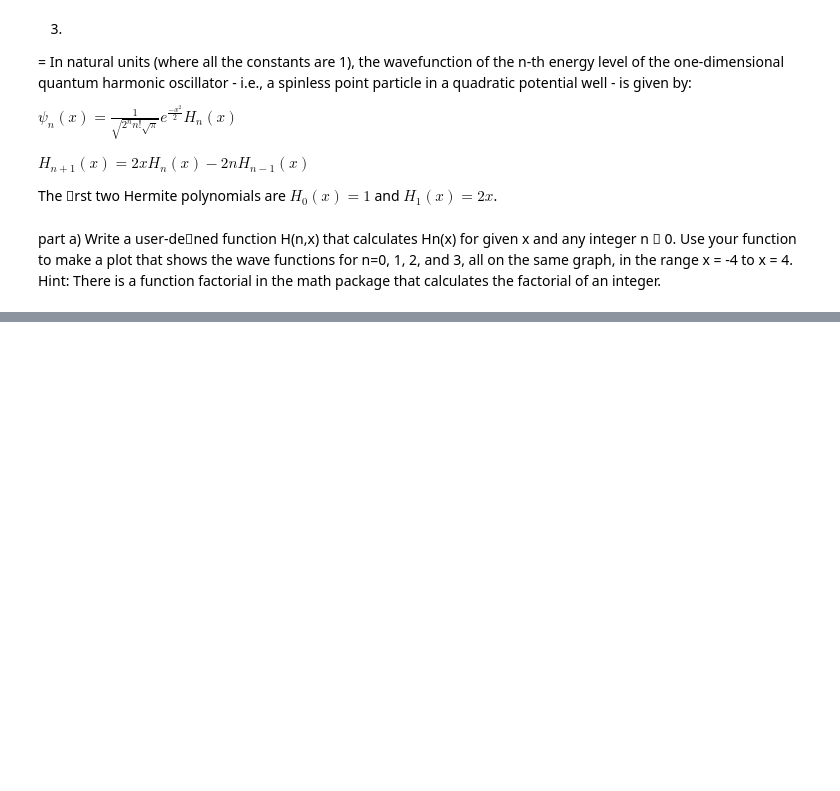
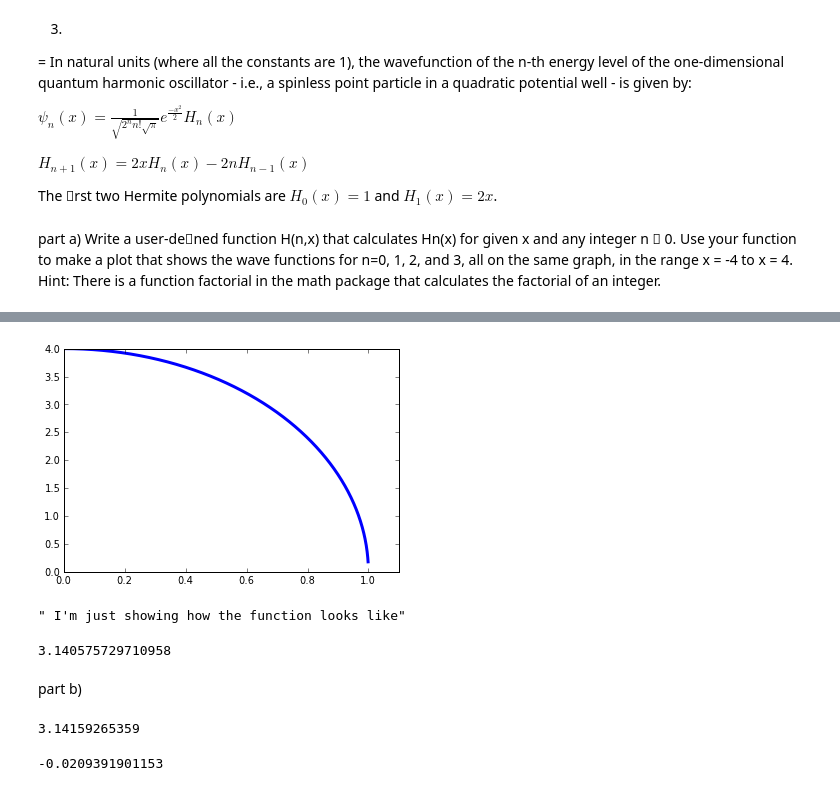
Before and after one commit to dgelfer/PHYS20213, a Jupyter notebook: Week5/Numerical_Integration Exercises .ipynb, the cells around one changed output, grey strips where cells are left out. Cells and saved outputs as stored; diff of their text form; code cells hidden in the pictures; blank space fills up the shorter version.

```diff
--- a/Week5/Numerical_Integration Exercises .ipynb
+++ b/Week5/Numerical_Integration Exercises .ipynb
@@ -128,0 +231,40 @@ np.polynomial.Hermite(
+# %%
+f = lambda x: 4*(1-x**2)**(1./2.)
+x = arange(0.,1.,0.001)
+myplot = plot(x,f(x), lw=3)
+
+xlim(0.,1.1)
+show()
+""" I'm just showing how the function looks like"""
+# %% [output]
+[figure, added]
+" I'm just showing how the function looks like"
+# %%
+xmin = 0. # defined my upper and lower limits
+xmax = 1.
+def slices(N):
+     # large amount of slices
+    subx = x[logical_and((x > xmin),(x < xmax))]
+    ymax = max(f(subx))*1.05
+    ymin = 0. #  defined my y max and y min
+    samples_x = xmin + (xmax-xmin)*random_sample(N); # for both x and y  is set them equal to the minumum  plus the difference between max and min times random samples
+    samples_y = ymin + (ymax-ymin)*random_sample(N);
+    newmask = (samples_y < f(samples_x)) # defined my newmask to have f x samples  be larger than y samples
+    sum(newmask)
+    I = (xmax-xmin)*(ymax-ymin)*sum(newmask)/newmask.size # applied formula given by Monte Carlo example 1
+    return I
+slices(8000000)
+# %% [output]
+3.140575729710958
+# %% [markdown]
+part b)
+# %%
+Iexact = pi
+print Iexact
+# %% [output]
+3.14159265359
+# %%
+percent_error = 100*(slices(8000000)-Iexact)/Iexact
+print percent_error # percent error from my result to the actual value of pi , pretty close .
+# %% [output]
+-0.0209391901153
```
Also changed, not shown: parts of 16 cells of this notebook.
